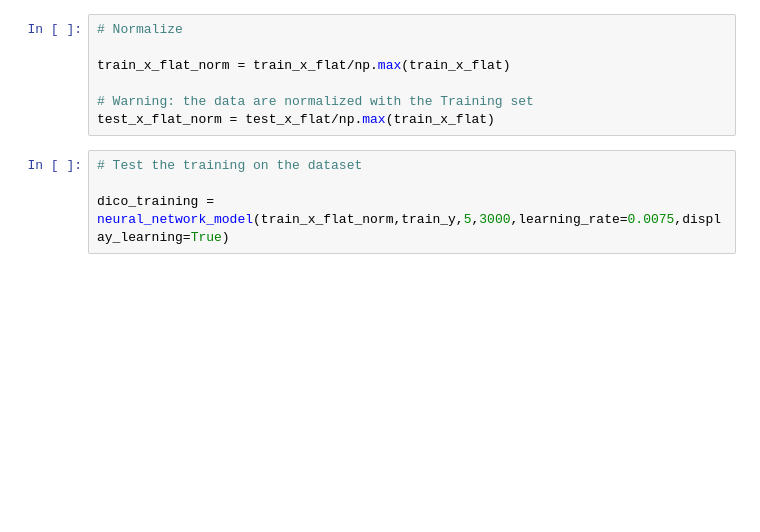
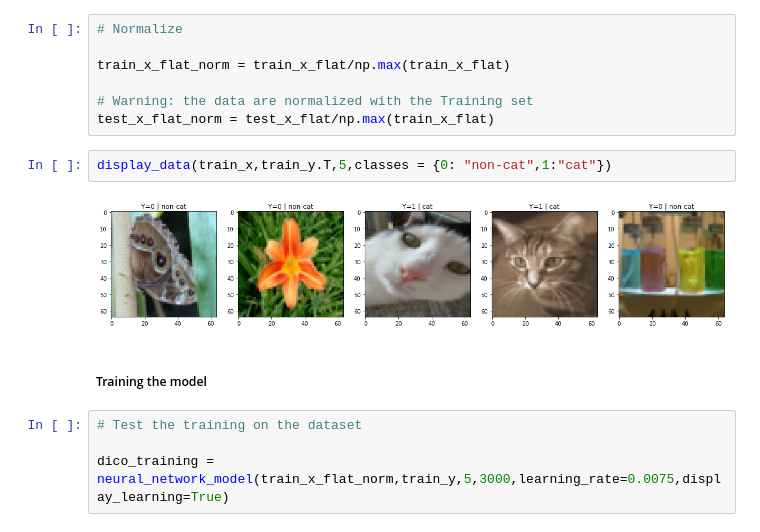
Before and after one commit to danchaud-vincent/deep-learning-specialization, a Jupyter notebook: 04-Neural Network with one hidden layer.ipynb, the cells around one changed output. Cells and saved outputs as stored; diff of their text form; blank space fills up the shorter version.

```diff
--- a/04-Neural Network with one hidden layer.ipynb
+++ b/04-Neural Network with one hidden layer.ipynb
@@ -715,6 +718,12 @@ train_x_flat_norm = train_x_flat/np.max(train_x_flat)
 
 # Warning: the data are normalized with the Training set
 test_x_flat_norm = test_x_flat/np.max(train_x_flat)
+# %%
+display_data(train_x,train_y.T,5,classes = {0: "non-cat",1:"cat"})
+# %% [output]
+[figure, added]
+# %% [markdown]
+##### Training the model
 # %%
 # Test the training on the dataset
 
```
Also changed, not shown: parts of 5 cells of this notebook, 1 other file.
